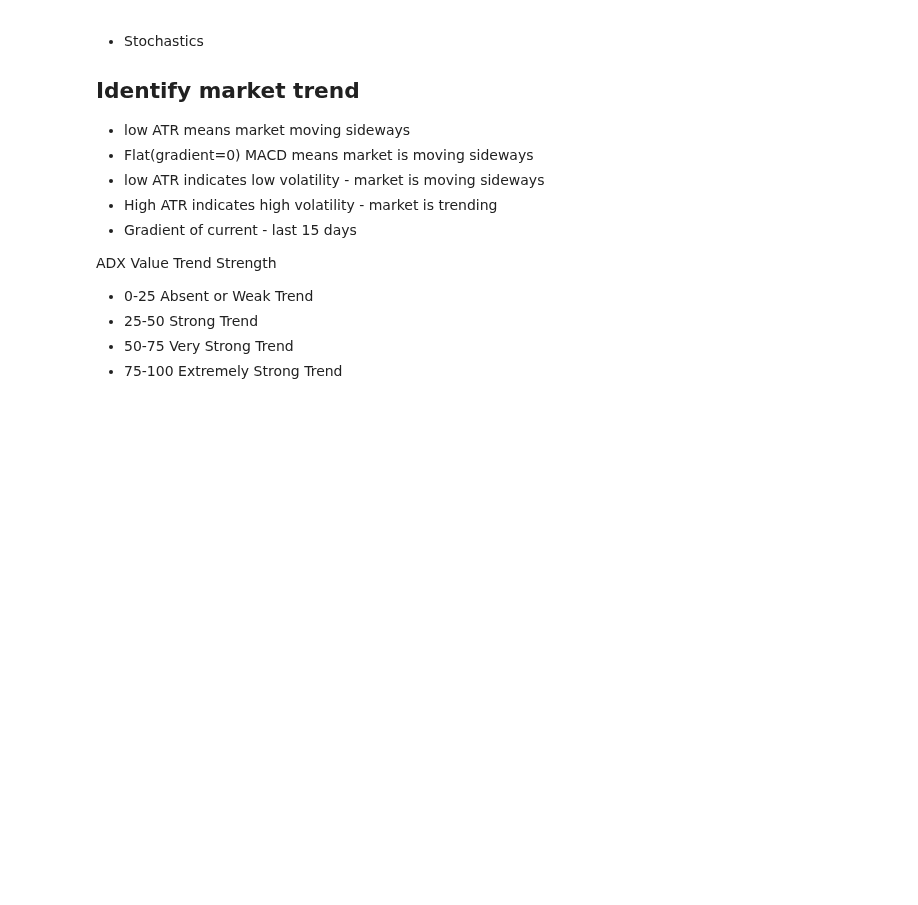
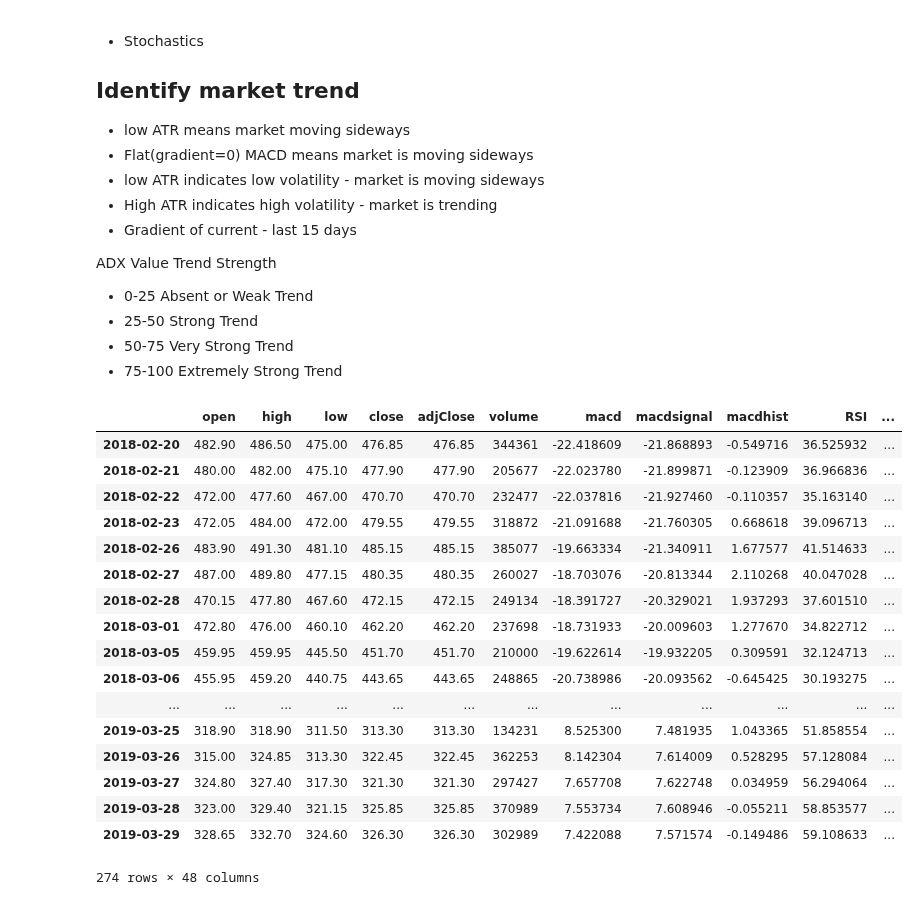
Before and after one commit to suhansaha/freedom, a Jupyter notebook: freedom_workbook.ipynb, the cells around one changed output. Drawn from its saved outputs; the diff is of its cells as text; code cells hidden in the pictures; blank space fills up the shorter version.

```diff
--- a/freedom_workbook.ipynb
+++ b/freedom_workbook.ipynb
@@ -39,7 +39,7 @@ class Trend(Enum):
     DOWN = 3
     SDOWN = 4
 # %%
-from talib import LINEARREG, BETA, LINEARREG_INTERCEPT, LINEARREG_SLOPE, STDDEV, TSF, ADOSC, VAR
+from talib import LINEARREG, BETA, LINEARREG_INTERCEPT, LINEARREG_SLOPE, STDDEV, TSF, ADOSC, VAR, ROC
 
 # Math
 price['priceSD'] = STDDEV(price.close)
@@ -60,6 +60,9 @@ price['macdTSF'] = TSF(price.macd)
 price['priceTSF'] = TSF(price.close)
 
 
+price['ROC'] = ROC(price.close)
+price['macdROC'] = ROC(price.macd)
+
 TrendThreshold = 85
 trend = pd.DataFrame(data = {"Trend":np.full(price.index.shape[0], Trend.SIDE)},index=price.index)
 trend[price.d10Slope >= TrendThreshold] = Trend.UP
@@ -77,27 +80,18 @@ price['PriceChange%'] = (price.close - price.shift(1).close)*100/price.close
 
 price.dropna(inplace=True)
 labels = pd.DataFrame(data = {"holdings":np.full(price.index.shape[0], S.HOLD)},index=price.index)
-#Entry Criterion
-labels[
-    (price['macdhist'] > price['macdhist'].shift(1)) & (price['macdhist'].shift(1) < 0 ) & (price['macdhist'] >= 0 )
-] = S.BUY
 
-#Exit Criterion
-labels[
-     (price['macdhist'] < price['macdhist'].shift(1)) & (price['macdhist'].shift(1) > 0 ) & (price['macdhist'] <= 0 )
-] = S.SELL
+#labels = pd.DataFrame()
 
+price.columns
 
-# buy and sell decisions are stored in arrays for plotting purpose(visualisation)
+counter = 0
 
-buy = price[labels['holdings']==S.BUY]
-sell = price[labels['holdings']==S.SELL]
-
-#################################
-#   Plotting Data              #
-###############################
-
-rangeMin = price.index[-150]
-rangeMax = price.index[-1]
-
-%run "freedom_plot.ipynb"
+for index,row in price[1:].iterrows():
+    counter = counter + 1
+    prevrow = price.iloc[counter-1]
+    if row['ADX'] <= 25: # Market is moving sideways
+        if (row.bbup - row.high)/(row.bbup-row.bbmid) <= 0.1:
+            labels.iloc[counter] = S.SELL
+        elif (row.low - row.bblow)/(row.bbmid-row.bblow) <= 0.1:
+            labels.iloc[counter] = S.BUY
@@ -136,0 +162,21 @@ ADX Value	Trend Strength
+# %%
+price[1:]
+# %% [output]
+|  | open | high | low | close | adjClose | volume | macd | macdsignal | macdhist | RSI | ... |
+| 2018-02-20 | 482.90 | 486.50 | 475.00 | 476.85 | 476.85 | 344361 | -22.418609 | -21.868893 | -0.549716 | 36.525932 | ... |
+| 2018-02-21 | 480.00 | 482.00 | 475.10 | 477.90 | 477.90 | 205677 | -22.023780 | -21.899871 | -0.123909 | 36.966836 | ... |
+| 2018-02-22 | 472.00 | 477.60 | 467.00 | 470.70 | 470.70 | 232477 | -22.037816 | -21.927460 | -0.110357 | 35.163140 | ... |
+| 2018-02-23 | 472.05 | 484.00 | 472.00 | 479.55 | 479.55 | 318872 | -21.091688 | -21.760305 | 0.668618 | 39.096713 | ... |
+| 2018-02-26 | 483.90 | 491.30 | 481.10 | 485.15 | 485.15 | 385077 | -19.663334 | -21.340911 | 1.677577 | 41.514633 | ... |
+| 2018-02-27 | 487.00 | 489.80 | 477.15 | 480.35 | 480.35 | 260027 | -18.703076 | -20.813344 | 2.110268 | 40.047028 | ... |
+| 2018-02-28 | 470.15 | 477.80 | 467.60 | 472.15 | 472.15 | 249134 | -18.391727 | -20.329021 | 1.937293 | 37.601510 | ... |
+| 2018-03-01 | 472.80 | 476.00 | 460.10 | 462.20 | 462.20 | 237698 | -18.731933 | -20.009603 | 1.277670 | 34.822712 | ... |
+| 2018-03-05 | 459.95 | 459.95 | 445.50 | 451.70 | 451.70 | 210000 | -19.622614 | -19.932205 | 0.309591 | 32.124713 | ... |
+| 2018-03-06 | 455.95 | 459.20 | 440.75 | 443.65 | 443.65 | 248865 | -20.738986 | -20.093562 | -0.645425 | 30.193275 | ... |
+| ... | ... | ... | ... | ... | ... | ... | ... | ... | ... | ... | ... |
+| 2019-03-25 | 318.90 | 318.90 | 311.50 | 313.30 | 313.30 | 134231 | 8.525300 | 7.481935 | 1.043365 | 51.858554 | ... |
+| 2019-03-26 | 315.00 | 324.85 | 313.30 | 322.45 | 322.45 | 362253 | 8.142304 | 7.614009 | 0.528295 | 57.128084 | ... |
+| 2019-03-27 | 324.80 | 327.40 | 317.30 | 321.30 | 321.30 | 297427 | 7.657708 | 7.622748 | 0.034959 | 56.294064 | ... |
+| 2019-03-28 | 323.00 | 329.40 | 321.15 | 325.85 | 325.85 | 370989 | 7.553734 | 7.608946 | -0.055211 | 58.853577 | ... |
+| 2019-03-29 | 328.65 | 332.70 | 324.60 | 326.30 | 326.30 | 302989 | 7.422088 | 7.571574 | -0.149486 | 59.108633 | ... |
+274 rows × 48 columns
```
Also changed, not shown: parts of 5 cells of this notebook, 2 other files.
